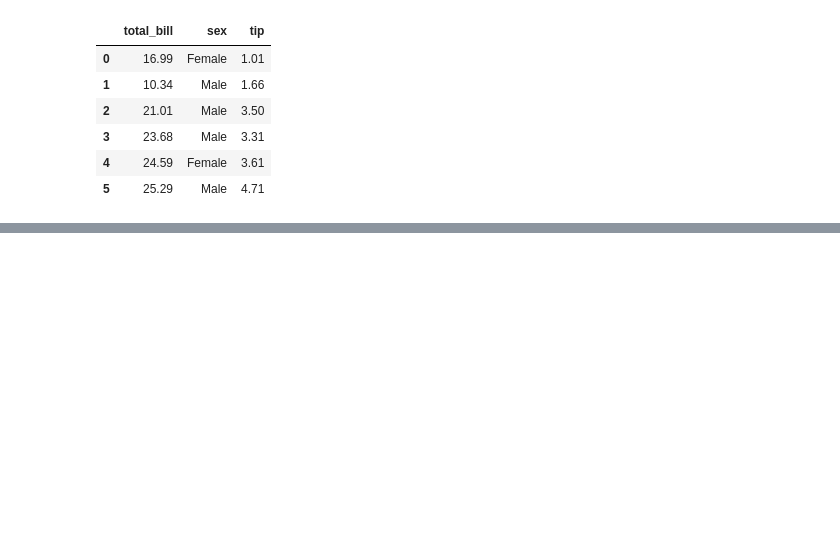
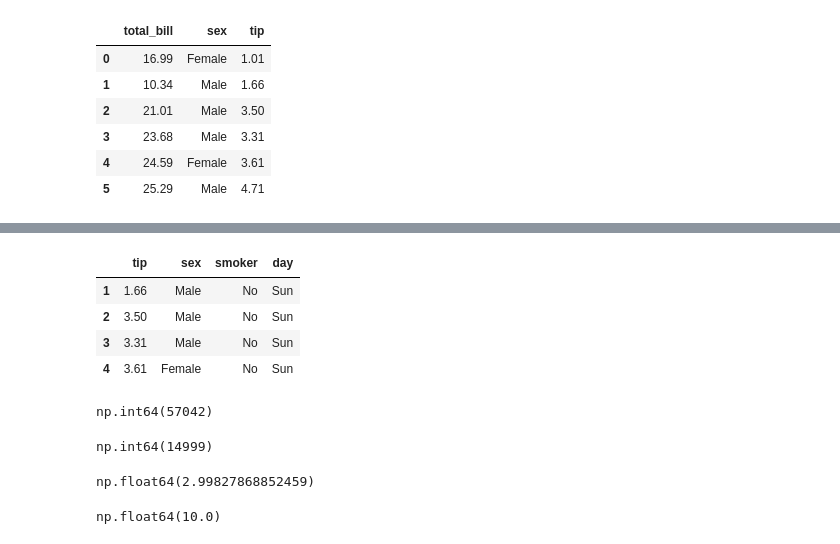
Before and after one commit to Ashuu189/python-libraries-pro, a Jupyter notebook: DA-Day6.ipynb, the cells around one changed output, grey strips where cells are left out. Saved outputs shown, nothing was run; the diff lists cells and outputs as text; code cells hidden in the pictures; blank space fills up the shorter version.

```diff
--- a/DA-Day6.ipynb
+++ b/DA-Day6.ipynb
@@ -239,0 +248,24 @@ tips.loc[0:5,['total_bill','sex','tip']]
+# %%
+tips.iloc[1:5:1,2:6:1]
+# %% [output]
+|  | tip | sex | smoker | day |
+| 1 | 1.66 | Male | No | Sun |
+| 2 | 3.50 | Male | No | Sun |
+| 3 | 3.31 | Male | No | Sun |
+| 4 | 3.61 | Female | No | Sun |
+# %%
+hr['number_project'].sum()
+# %% [output]
+np.int64(57042)
+# %%
+hr['employee_id'].count()
+# %% [output]
+np.int64(14999)
+# %%
+tips['tip'].mean()
+# %% [output]
+np.float64(2.99827868852459)
+# %%
+tips['tip'].max()
+# %% [output]
+np.float64(10.0)
```
Also changed, not shown: parts of 15 cells of this notebook.
